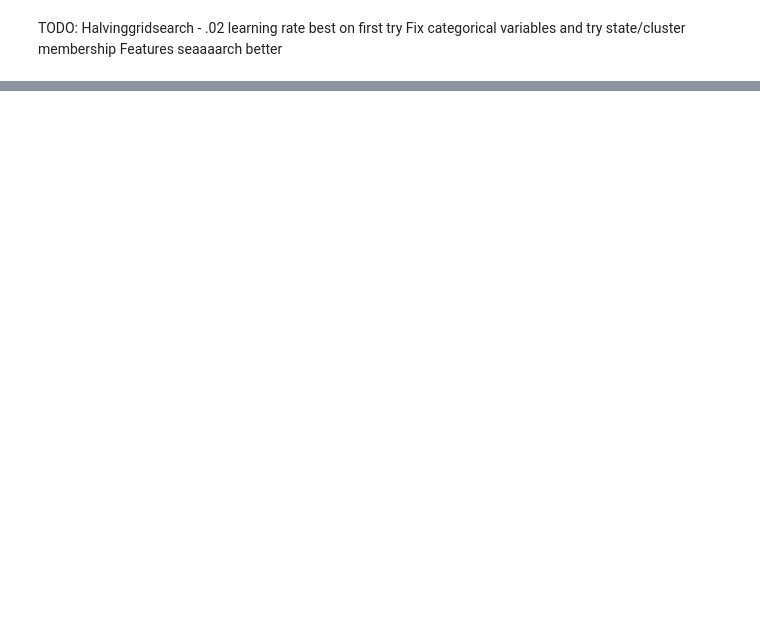
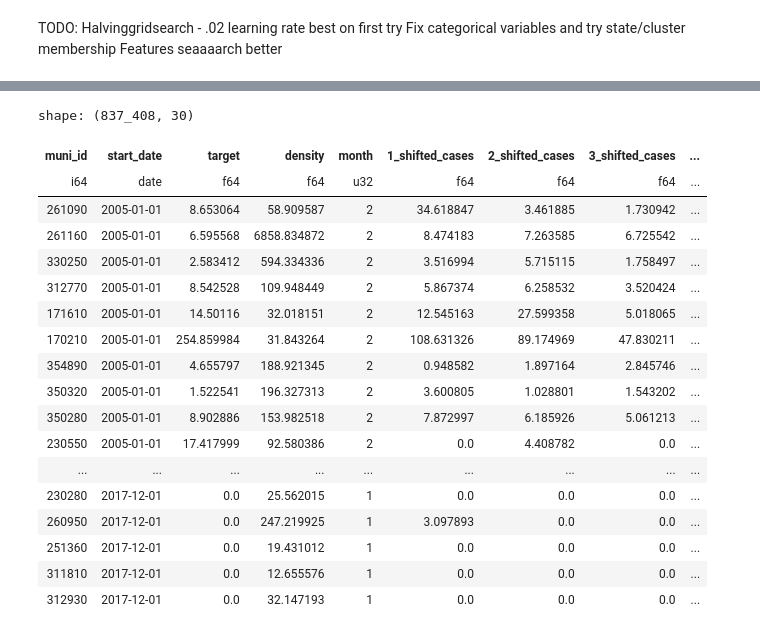
Before and after one commit to atalbanese/dengue_models, a Jupyter notebook: eda/cat_model_notebook.ipynb, the cells around one changed output, grey strips where cells are left out. Saved outputs shown, nothing was run; the diff lists cells and outputs as text; code cells hidden in the pictures; blank space fills up the shorter version.

```diff
--- a/eda/cat_model_notebook.ipynb
+++ b/eda/cat_model_notebook.ipynb
@@ -464,7 +454,8 @@ global_data = create_data_dict(TRAIN_START, TRAIN_END, ALL_DATA, env_list=[
 additional_features= [
                 'month',
                 'density',
-                'pop'
+                'pop',
+                'SIGLA'
             ],
             return_dict=False)
 global_data = (
@@ -476,4 +467,4 @@ global_data = (
 
 skip_munis = global_data.filter(pl.col('muni_sum') == 0).select('muni_id').unique().to_series()
 global_data = global_data.filter(pl.col('muni_sum')!=0).select(pl.exclude('muni_sum'))
-train_data = get_features_for_muni(global_data, CAT_FN, check_zeros=False)
+train_data = get_features_for_muni(global_data, CAT_FN, check_zeros=False, cat_vars = ['month', 'SIGLA'])
@@ -734,0 +774,18 @@ search.cv_results_
+# %%
+import pandas as pd
+mt = make_column_transformer(
+            (Normalizer(), make_column_selector(dtype_exclude='uint32')),
+        remainder='passthrough', verbose_feature_names_out=False).set_output(transform='pandas')
+
+wt = make_column_transformer(
+            (Normalizer(), make_column_selector(dtype_exclude='uint32')),
+        remainder='passthrough', verbose_feature_names_out=False).set_output(transform='pandas')
+
+
+combined_X = pd.concat([mt.fit_transform(monthly_features['X']), wt.fit_transform(weekly_features['X'])])
+combined_y = np.concatenate([monthly_features['y'], weekly_features['y']])
+
+test = create_data_dict('2018-01-01', '2020-01-01' , ALL_DATA, additional_features=['month'], return_dict=False)
+test = test.filter(~pl.col('muni_id').is_in(skip_munis))
+
+test_features = get_features_for_muni(test, partial(make_relative_ternary, expectations = monthly_features['expectations']), check_zeros=False)
@@ -734,0 +796,18 @@ search.cv_results_
+# %%
+clf = HistGradientBoostingClassifier(
+    random_state=42,
+    early_stopping=True,
+    class_weight='balanced',
+    categorical_features=['month'],
+    l2_regularization=0.8,
+    learning_rate=0.02,
+    max_leaf_nodes=16,
+    min_samples_leaf=50,
+    max_iter=5000
+    )
+
+clf = clf.fit(combined_X, combined_y)
+# %%
+predictions = clf.predict(mt.transform(test_features['X']))
+print(classification_report(test_features['y'],predictions))
+ConfusionMatrixDisplay.from_predictions(test_features['y'],predictions)
@@ -734,0 +975,23 @@ search.cv_results_
+# %%
+
+month_week_train
+# %% [output]
+shape: (837_408, 30)
+| muni_id | start_date | target | density | month | 1_shifted_cases | 2_shifted_cases | 3_shifted_cases | ... |
+| i64 | date | f64 | f64 | u32 | f64 | f64 | f64 | ... |
+| 261090 | 2005-01-01 | 8.653064 | 58.909587 | 2 | 34.618847 | 3.461885 | 1.730942 | ... |
+| 261160 | 2005-01-01 | 6.595568 | 6858.834872 | 2 | 8.474183 | 7.263585 | 6.725542 | ... |
+| 330250 | 2005-01-01 | 2.583412 | 594.334336 | 2 | 3.516994 | 5.715115 | 1.758497 | ... |
+| 312770 | 2005-01-01 | 8.542528 | 109.948449 | 2 | 5.867374 | 6.258532 | 3.520424 | ... |
+| 171610 | 2005-01-01 | 14.50116 | 32.018151 | 2 | 12.545163 | 27.599358 | 5.018065 | ... |
+| 170210 | 2005-01-01 | 254.859984 | 31.843264 | 2 | 108.631326 | 89.174969 | 47.830211 | ... |
+| 354890 | 2005-01-01 | 4.655797 | 188.921345 | 2 | 0.948582 | 1.897164 | 2.845746 | ... |
+| 350320 | 2005-01-01 | 1.522541 | 196.327313 | 2 | 3.600805 | 1.028801 | 1.543202 | ... |
+| 350280 | 2005-01-01 | 8.902886 | 153.982518 | 2 | 7.872997 | 6.185926 | 5.061213 | ... |
+| 230550 | 2005-01-01 | 17.417999 | 92.580386 | 2 | 0.0 | 4.408782 | 0.0 | ... |
+| ... | ... | ... | ... | ... | ... | ... | ... | ... |
+| 230280 | 2017-12-01 | 0.0 | 25.562015 | 1 | 0.0 | 0.0 | 0.0 | ... |
+| 260950 | 2017-12-01 | 0.0 | 247.219925 | 1 | 3.097893 | 0.0 | 0.0 | ... |
+| 251360 | 2017-12-01 | 0.0 | 19.431012 | 1 | 0.0 | 0.0 | 0.0 | ... |
+| 311810 | 2017-12-01 | 0.0 | 12.655576 | 1 | 0.0 | 0.0 | 0.0 | ... |
+| 312930 | 2017-12-01 | 0.0 | 32.147193 | 1 | 0.0 | 0.0 | 0.0 | ... |
```
Also changed, not shown: parts of 31 cells of this notebook, 1 other file.
